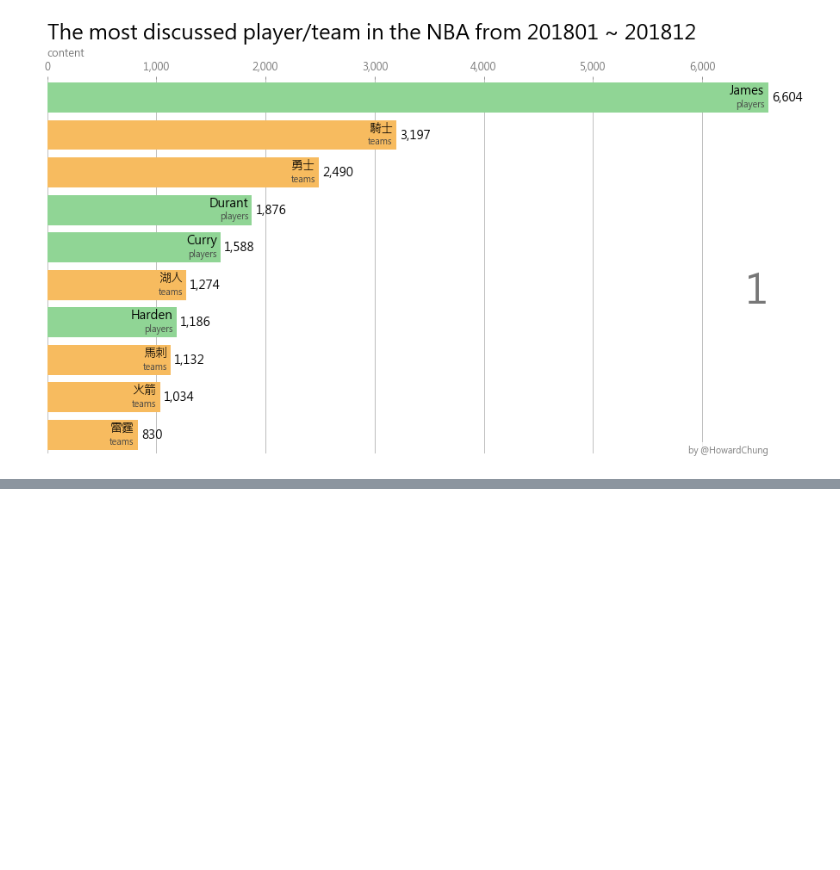
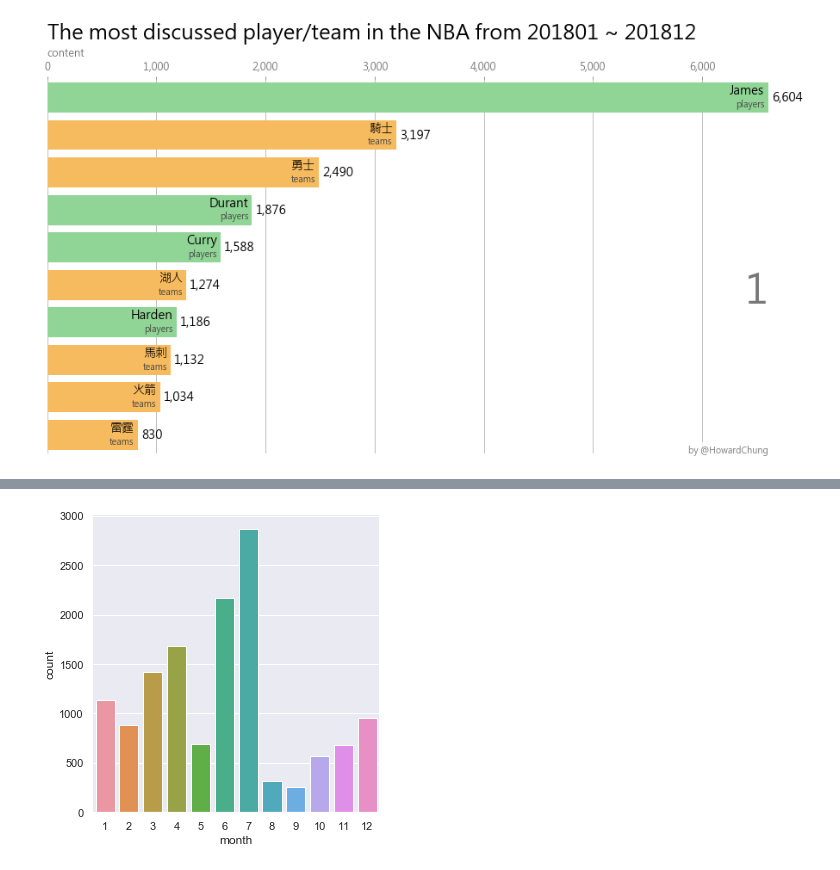
Before and after one commit to h30306/Learning-Notes, a Jupyter notebook: data-mining/text-visulization/text-visualization.ipynb, the cells around one changed output, grey strips where cells are left out. Cells and saved outputs as stored; diff of their text form; code cells hidden in the pictures; blank space fills up the shorter version.

```diff
--- a/data-mining/text-visulization/text-visualization.ipynb
+++ b/data-mining/text-visulization/text-visualization.ipynb
@@ -219,0 +226,9 @@ HTML(animator.to_jshtml())
+# %%
+spurs = rank[rank['name'] == '馬刺']
+# %%
+sns.set(font_scale=1)
+g = sns.catplot(x="month",y="count",data=spurs,kind="bar")
+g.despine(left=True)
+g = g.set_ylabels("count")
+# %% [output]
+[figure, added]
```
Also changed, not shown: parts of 15 cells of this notebook.
